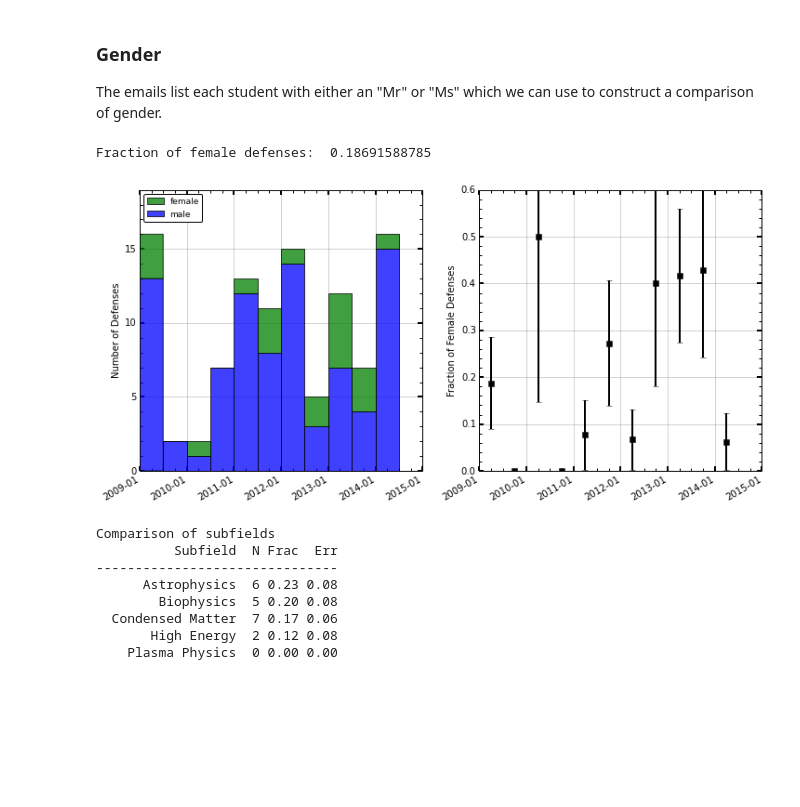
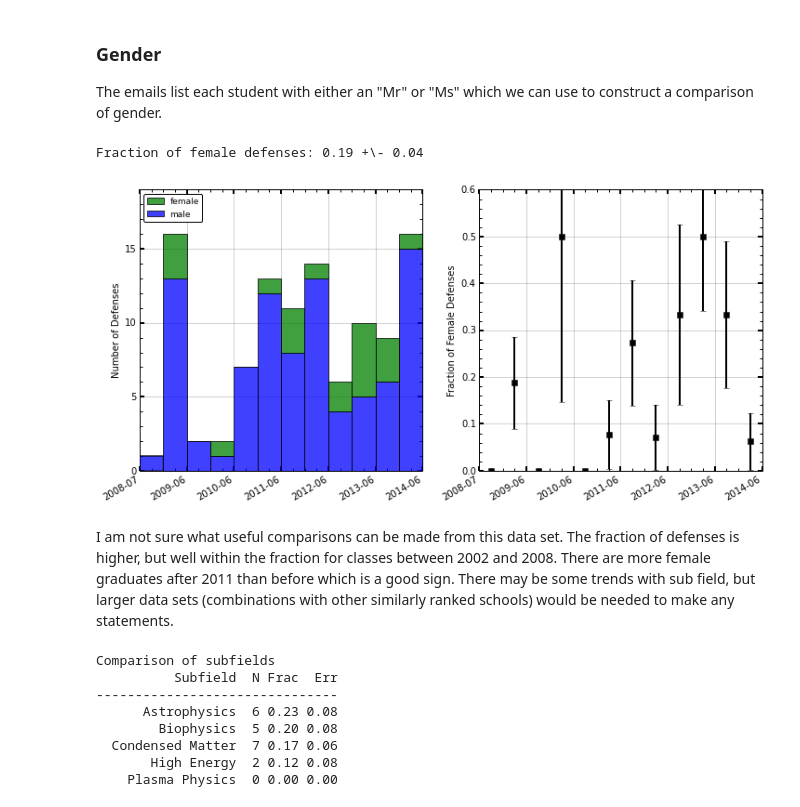
Before and after one commit to ajmendez/finaldefense, a Jupyter notebook: blog.ipynb, the cells around one changed output. Cells and saved outputs as stored; diff of their text form; code cells hidden in the pictures; blank space fills up the shorter version.

```diff
--- a/blog.ipynb
+++ b/blog.ipynb
@@ -283,38 +293,46 @@ plot_advisors()
 The emails list each student with either an "Mr" or "Ms" which we can use to construct a comparison of gender.
 # %%
 def plot_gender():
+    xr = date2num([datetime(2008,6,30),
+                   datetime(2014,6,15)])
     gender = np.array([out[key]['gender'] for key in keys])
     ax = setup(figsize=(12,6), subplt=(1,2,1),
                xr=xr, xtickv=np.linspace(xr[0]+1, xr[1], 7),
                yr=[0,19], ylabel='Number of Defenses')
     bins = np.linspace(xr[0], xr[1], 6*2+1)
     bottom = np.zeros(len(bins)-1)
     for gen in ['male','female']:
         ii = np.where(gender == gen)[0]
         v,l,_ = hist(ndate[ii], bins, alpha=0.75, label=gen, bottom=bottom)
         bottom += v
     legend(loc=2, reverse=True)
     ax.xaxis.set_major_formatter(ticker.FuncFormatter(lambda numdate, _: num2date(numdate).strftime('%Y-%m')))
     pylab.gcf().autofmt_xdate()
 
     ax = setup(subplt=(1,2,2),
                xr=xr, xtickv=np.linspace(xr[0]+1, xr[1], 7),
                yr=[0,0.6], ylabel='Fraction of Female Defenses')
     fv,fl = np.histogram(ndate[gender == 'female'], bins)
     mv,ml = np.histogram(ndate[gender == 'male'], bins)
 #     pylab.bar(ml[:-1], fv/(1.*mv +fv), width=np.diff(ml)*0.9)
     e = 1.0*fv/(mv +fv)
     pylab.errorbar(ml[:-1]+np.diff(ml[:2])/2.0, e,
                    np.sqrt(e*(1-e)/(mv+fv)),
                    fmt='sk', lw=2)
     ax.xaxis.set_major_formatter(ticker.FuncFormatter(lambda numdate, _: num2date(numdate).strftime('%Y-%m')))
     pylab.gcf().autofmt_xdate()
     setup(wspace=0.2)
-    print 'Fraction of female defenses: ', 20/(87+20.)
+    e = 20/(87+20.)
+    print 'Fraction of female defenses: %4.2f +\- %4.2f'%(e, np.sqrt(e*(1-e)/87.0))
 plot_gender()
 # %% [output]
-Fraction of female defenses:  0.18691588785
+Fraction of female defenses: 0.19 +\- 0.04
-[figure, old version]
+[figure, new version]
+# %% [markdown]
+I am not sure what useful comparisons can be made from this data set.
+The fraction of defenses is higher, but well within the fraction for classes between 2002 and 2008.
+There are more female graduates after 2011 than before which is a good sign.
+There may be some trends with sub field, but larger data sets (combinations with other similarly ranked schools) would be needed to make any statements.
 # %%
 print 'Comparison of subfields'
 print '          Subfield  N Frac  Err'
```
Also changed, not shown: parts of 10 cells of this notebook, 3 other files.
